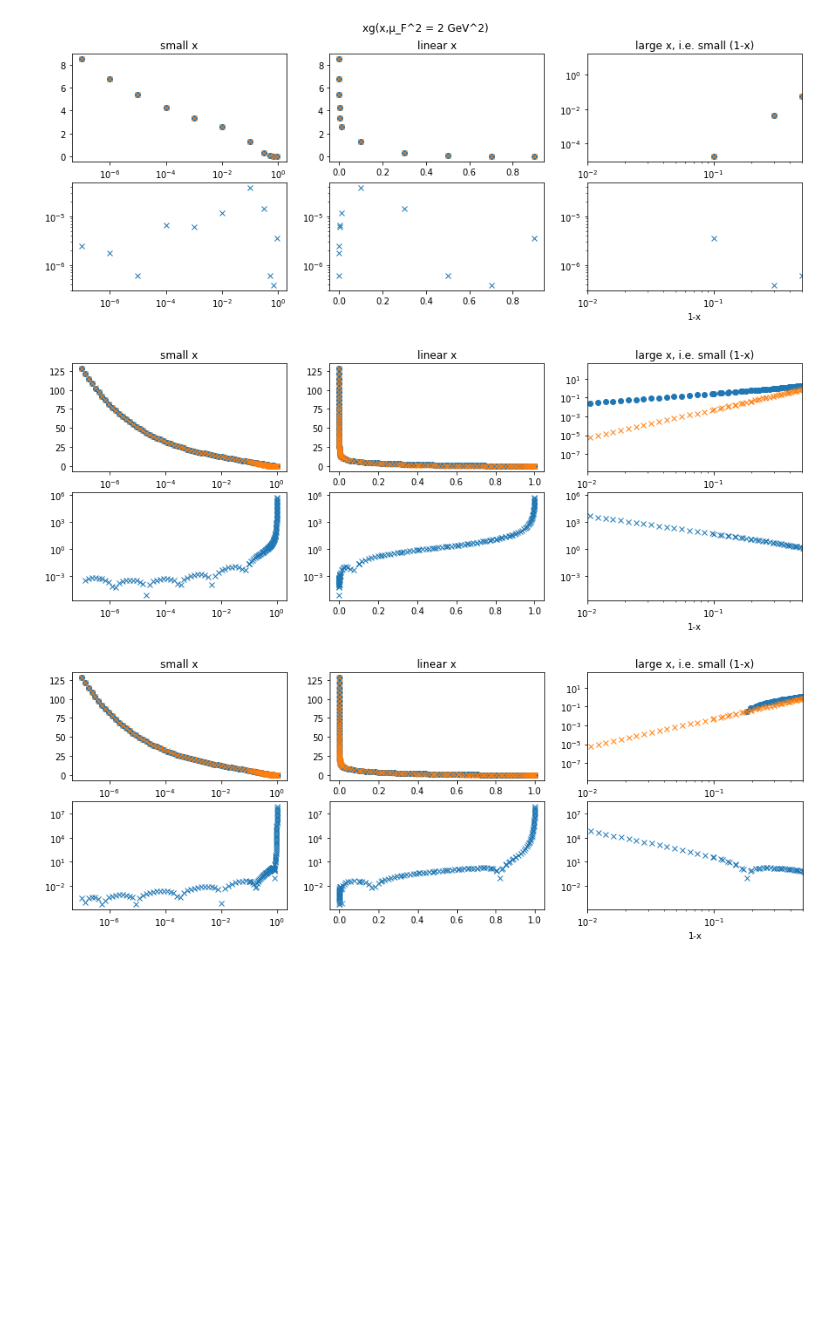
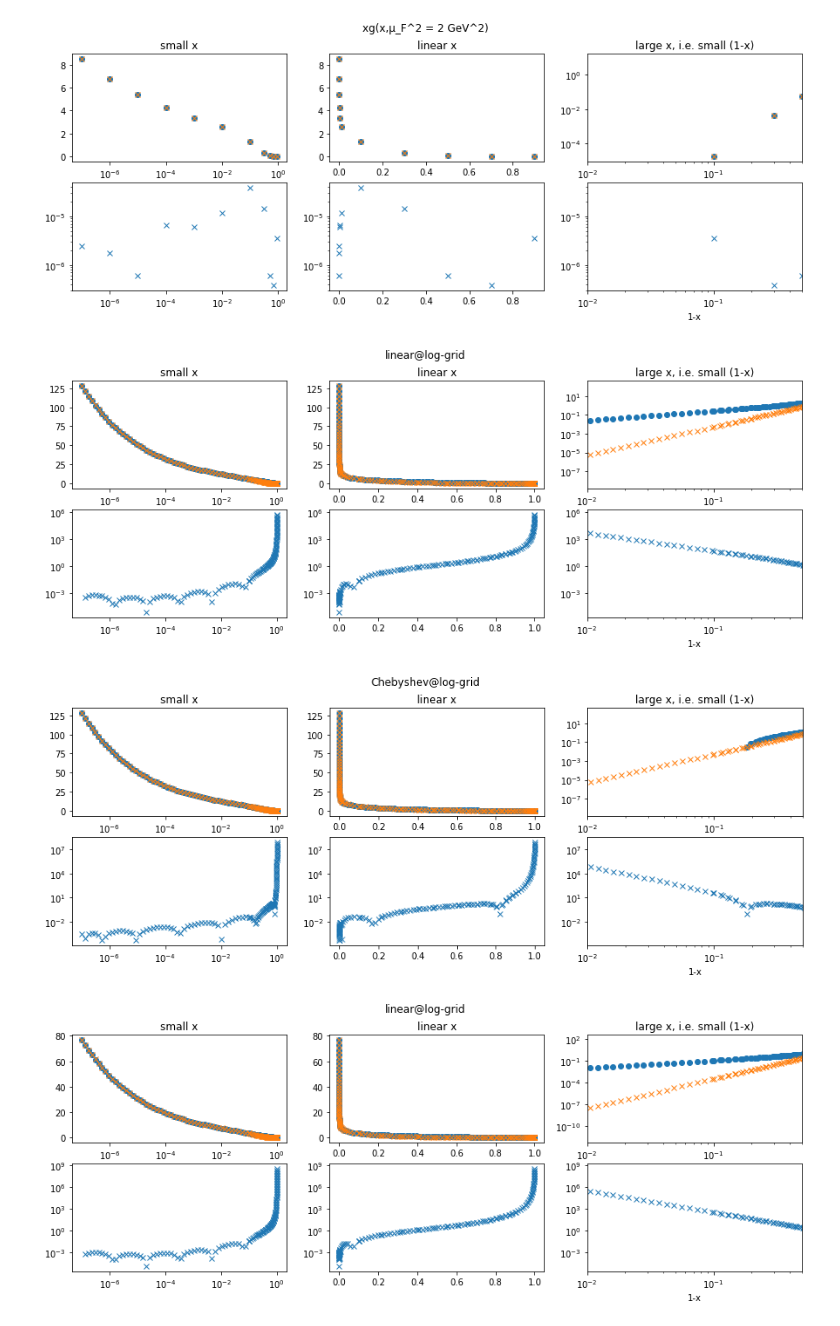
Before and after one commit to NNPDF/eko, a Jupyter notebook: jupyter/Benchmark.ipynb, the cells around one changed output. Saved outputs shown, nothing was run; the diff lists cells and outputs as text; code cells hidden in the pictures; blank space fills up the shorter version.

```diff
--- a/jupyter/Benchmark.ipynb
+++ b/jupyter/Benchmark.ipynb
@@ -107,21 +107,28 @@ fig.suptitle("xg(x,µ_F^2 = 2 GeV^2)");
 [figure]
 [figure]
 # %%
-def plot_interpolation(f,g,xmin=1e-6):
+def plot_interpolation(f,g,xmin=1e-7):
     """plot f(x) and its interpolation obtained by n grid points"""
     n = len(g)
     fs = [f(x) for x in g]
     p = lambda xx: np.sum([fs[j] * interpolation.get_Lagrange_interpolators_log_x(xx,g,j) for j in range(n)])
     oMx = 1.0 - np.logspace(-3,np.log10(.9))
     xs = np.append(np.logspace(np.log10(xmin),-1),[np.linspace(0.1,.9),oMx])
     xs = np.sort(xs)
     ys = np.array([f(x) for x in xs])
     yps = np.array([p(x) for x in xs])
-    plot_dist(xs,yps,ys)
+    return plot_dist(xs,yps,ys)
 
-f = toy_uv0
-plot_interpolation(f,interpolation.get_xgrid_linear_at_log(7,1e-7),1e-7)
-plot_interpolation(f,interpolation.get_xgrid_Chebyshev_at_log(7,1e-7),1e-7)
+def plot_toy_interpolation(f,xgrid_size=7,xmin=1e-7):
+    fig = plot_interpolation(f,interpolation.get_xgrid_linear_at_log(xgrid_size,xmin),xmin)
+    fig.suptitle("linear@log-grid")
+    fig = plot_interpolation(f,interpolation.get_xgrid_Chebyshev_at_log(xgrid_size,xmin),xmin)
+    fig.suptitle("Chebyshev@log-grid");
+plot_toy_interpolation(toy_uv0)
+plot_toy_interpolation(toy_dv0)
+plot_toy_interpolation(toy_T30)
+plot_toy_interpolation(toy_T80)
 # %% [output]
-[figure, old version]
+[figure, new version]
-[figure, old version]
+[figure, new version]
+[figure, added]
```
Also changed, not shown: parts of 2 cells of this notebook, 3 other files.
